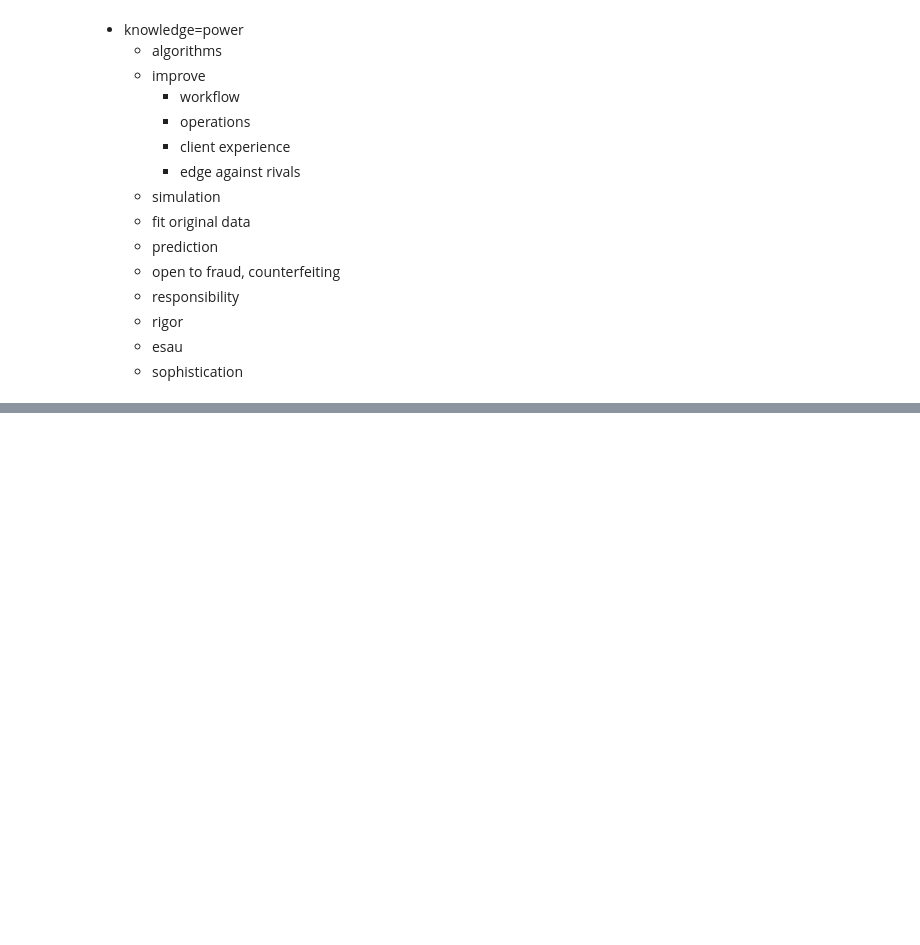
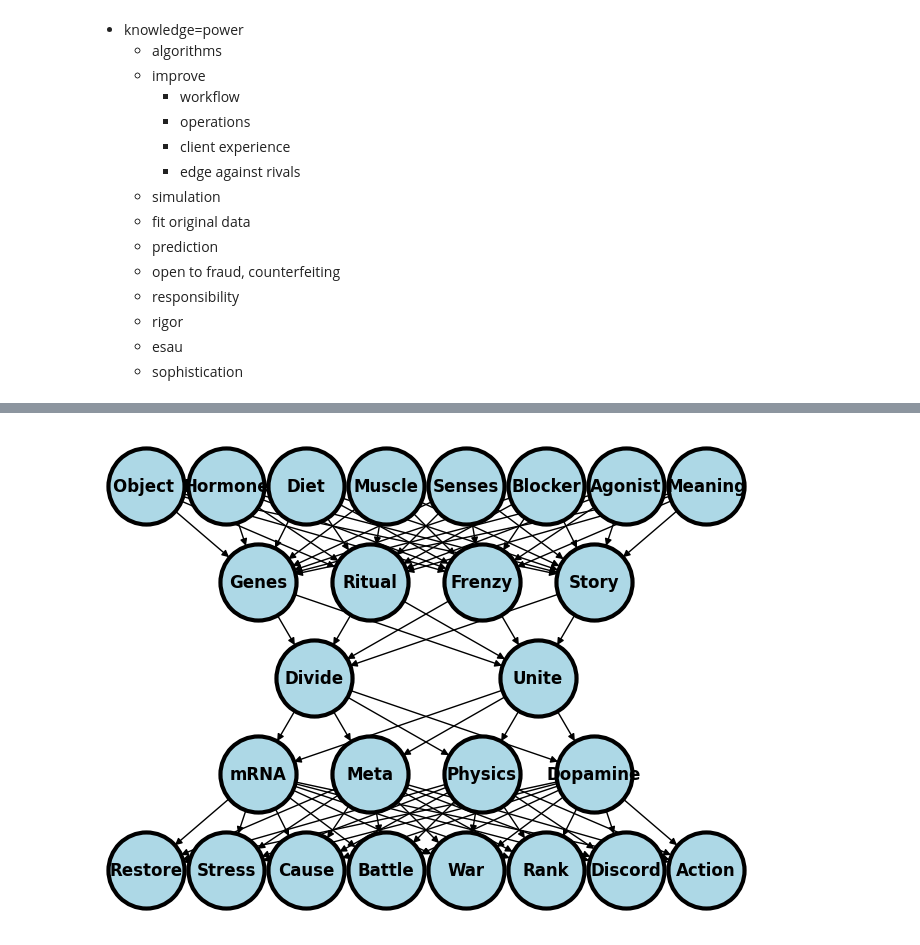
Before and after one commit to muzaale/book, a Jupyter notebook: _build/jupyter_execute/bilowozo.ipynb, the cells around one changed output, grey strips where cells are left out. Saved outputs shown, nothing was run; the diff lists cells and outputs as text; code cells hidden in the pictures; blank space fills up the shorter version.

Commit message:
frenzy vs. ritual

```diff
--- a/_build/jupyter_execute/bilowozo.ipynb
+++ b/_build/jupyter_execute/bilowozo.ipynb
@@ -6698,0 +6701,84 @@ azd init --template openai-plugin-fastapi --branch template
+# %%
+import networkx as nx
+import matplotlib.pyplot as plt
+import numpy as np
+import sklearn as skl
+
+#plt.figure(figsize=[2, 2])
+G = nx.DiGraph()
+G.add_node("Object ",  pos = (0, 5) )
+G.add_node("Hormone",  pos = (1, 5) )
+G.add_node("Diet",  pos = (2, 5) )
+G.add_node("Muscle",  pos = (3, 5) )
+G.add_node("Senses",  pos = (4, 5) )
+G.add_node("Blocker",  pos = (5, 5) )
+G.add_node("Agonist",  pos = (6, 5) )
+G.add_node("Meaning",  pos = (7, 5) )
+
+G.add_node("Genes",  pos = (1.4, 4) )
+G.add_node("Ritual",  pos = (2.8, 4) )
+G.add_node("Frenzy",  pos = (4.2, 4) )
+G.add_node("Story",  pos = (5.6, 4) )
+
+G.add_node("Divide",  pos = (2.1, 3) )
+G.add_node("Unite",  pos = (4.9, 3) )
+
+G.add_node("mRNA",  pos = (1.4, 2) )
+G.add_node("Meta",  pos = (2.8, 2) )
+G.add_node("Physics",  pos = (4.2, 2) )
+G.add_node("Dopamine",  pos = (5.6, 2) )
+
+
+G.add_node("Restore",  pos = (0, 1) )
+G.add_node("Stress",  pos = (1, 1) )
+G.add_node("Cause",  pos = (2, 1) )
+G.add_node("Battle",  pos = (3, 1) )
+G.add_node("War",  pos = (4, 1) )
+G.add_node("Rank",  pos = (5, 1) )
+G.add_node("Discord",  pos = (6, 1) )
+G.add_node("Action",  pos = (7, 1) )
+
+G.add_edges_from([ ("Object ", "Genes"),  ("Object ", "Ritual"),  ("Object ", "Frenzy"),  ("Object ", "Story")])
+G.add_edges_from([ ("Hormone", "Genes"),  ("Hormone", "Ritual"),  ("Hormone", "Frenzy"),  ("Hormone", "Story")])
+G.add_edges_from([ ("Diet", "Genes"),  ("Diet", "Ritual"),  ("Diet", "Frenzy"),  ("Diet", "Story")])
+G.add_edges_from([ ("Muscle", "Genes"),  ("Muscle", "Ritual"),  ("Muscle", "Frenzy"),  ("Muscle", "Story")])
+G.add_edges_from([ ("Senses", "Genes"),  ("Senses", "Ritual"),  ("Senses", "Frenzy"),  ("Senses", "Story")])
+G.add_edges_from([ ("Blocker", "Genes"),  ("Blocker", "Ritual"),  ("Blocker", "Frenzy"),  ("Blocker", "Story")])
+G.add_edges_from([ ("Agonist", "Genes"),  ("Agonist", "Ritual"),  ("Agonist", "Frenzy"),  ("Agonist", "Story")])
+G.add_edges_from([ ("Meaning", "Genes"),  ("Meaning", "Ritual"),  ("Meaning", "Frenzy"),  ("Meaning", "Story")])
+
+G.add_edges_from([ ("Genes", "Divide"),  ("Genes", "Unite")])
+G.add_edges_from([ ("Ritual", "Divide"),  ("Ritual", "Unite")])
+G.add_edges_from([ ("Frenzy", "Divide"),  ("Frenzy", "Unite")])
+G.add_edges_from([ ("Story", "Divide"),  ("Story", "Unite")])
+
+
+G.add_edges_from([ ("Divide", "mRNA"),  ("Divide", "Meta"),  ("Divide", "Physics"),  ("Divide", "Dopamine")])
+G.add_edges_from([ ("Unite", "mRNA"),  ("Unite", "Meta"),  ("Unite", "Physics"),  ("Unite", "Dopamine")])
+
+G.add_edges_from([ ("mRNA", "Restore"),  ("mRNA", "Stress"),  ("mRNA", "Cause"),  ("mRNA", "Battle")])
+G.add_edges_from([ ("mRNA", "War"),  ("mRNA", "Rank"),  ("mRNA", "Discord"),  ("mRNA", "Action")])
+G.add_edges_from([ ("Meta", "Restore"),  ("Meta", "Stress"),  ("Meta", "Cause"),  ("Meta", "Battle")])
+G.add_edges_from([ ("Meta", "War"),  ("Meta", "Rank"),  ("Meta", "Discord"),  ("Meta", "Action")])
+G.add_edges_from([ ("Physics", "Restore"),  ("Physics", "Stress"),  ("Physics", "Cause"),  ("Physics", "Battle")])
+G.add_edges_from([ ("Physics", "War"),  ("Physics", "Rank"),  ("Physics", "Discord"),  ("Physics", "Action")])
+G.add_edges_from([ ("Dopamine", "Restore"),  ("Dopamine", "Stress"),  ("Dopamine", "Cause"),  ("Dopamine", "Battle")])
+G.add_edges_from([ ("Dopamine", "War"),  ("Dopamine", "Rank"),  ("Dopamine", "Discord"),  ("Dopamine", "Action")])
+
+
+#G.add_edges_from([("H11", "H21"), ("H11", "H22"), ("H12", "H21"), ("H12", "H22")])
+#G.add_edges_from([("H21", "Y"), ("H22", "Y")])
+nx.draw(G,
+        nx.get_node_attributes(G, 'pos'),
+        with_labels=True,
+        font_weight='bold',
+        node_size = 3000,
+        node_color = "lightblue",
+        linewidths = 3)
+ax= plt.gca()
+ax.collections[0].set_edgecolor("#000000")
+ax.set_xlim([-.5, 7.5])
+ax.set_ylim([.5, 5.5])
+plt.show()
+# %% [output]
+[figure, added]
```
Also changed, not shown: parts of 2 cells of this notebook, 7 other files.
